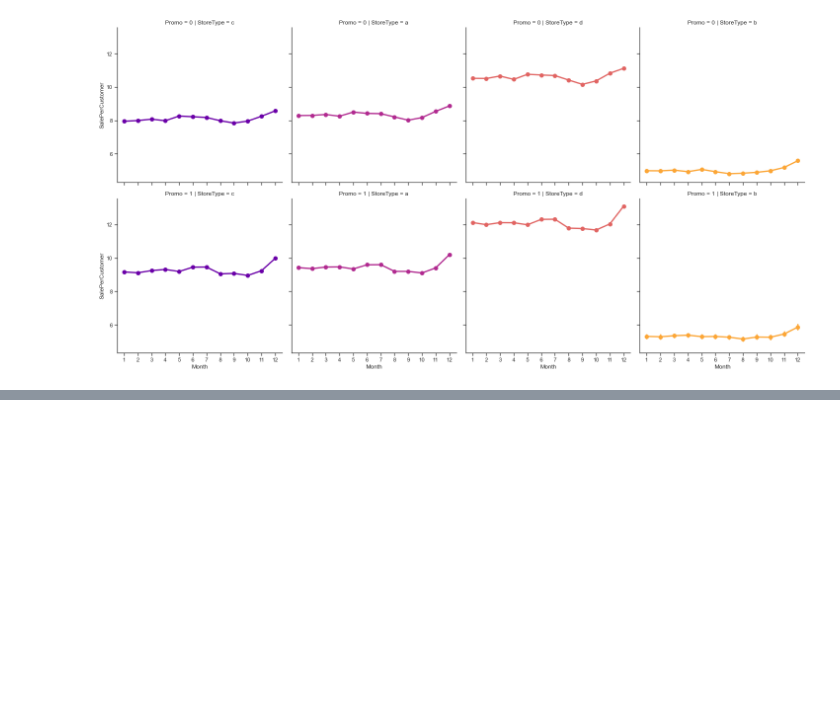
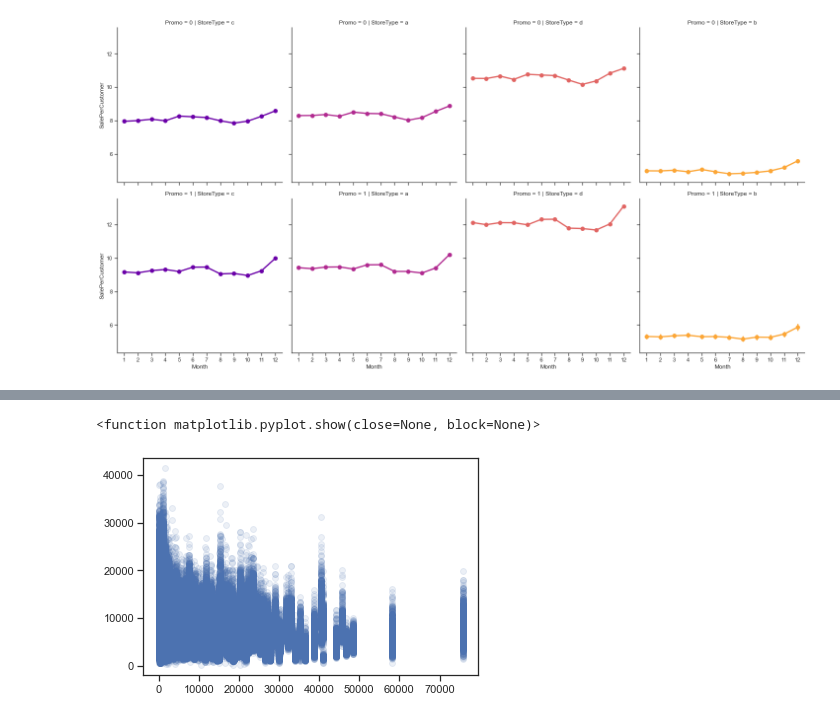
Before and after one commit to that-nanjala/10-3, a Jupyter notebook: notebooks/preparation.ipynb, the cells around one changed output, grey strips where cells are left out. Cells and saved outputs as stored; diff of their text form; code cells hidden in the pictures; blank space fills up the shorter version.

```diff
--- a/notebooks/preparation.ipynb
+++ b/notebooks/preparation.ipynb
@@ -541,0 +539,7 @@ sns.factorplot(data = train_store, x = 'Month', y = "SalePerCustomer",
+# %%
+# sales trends
+plt.scatter(train_store.CompetitionDistance, train_store.Sales, alpha = 0.1)
+plt.show
+# %% [output]
+<function matplotlib.pyplot.show(close=None, block=None)>
+[figure, added]
```
Also changed, not shown: parts of 16 cells of this notebook, 1 other file.
